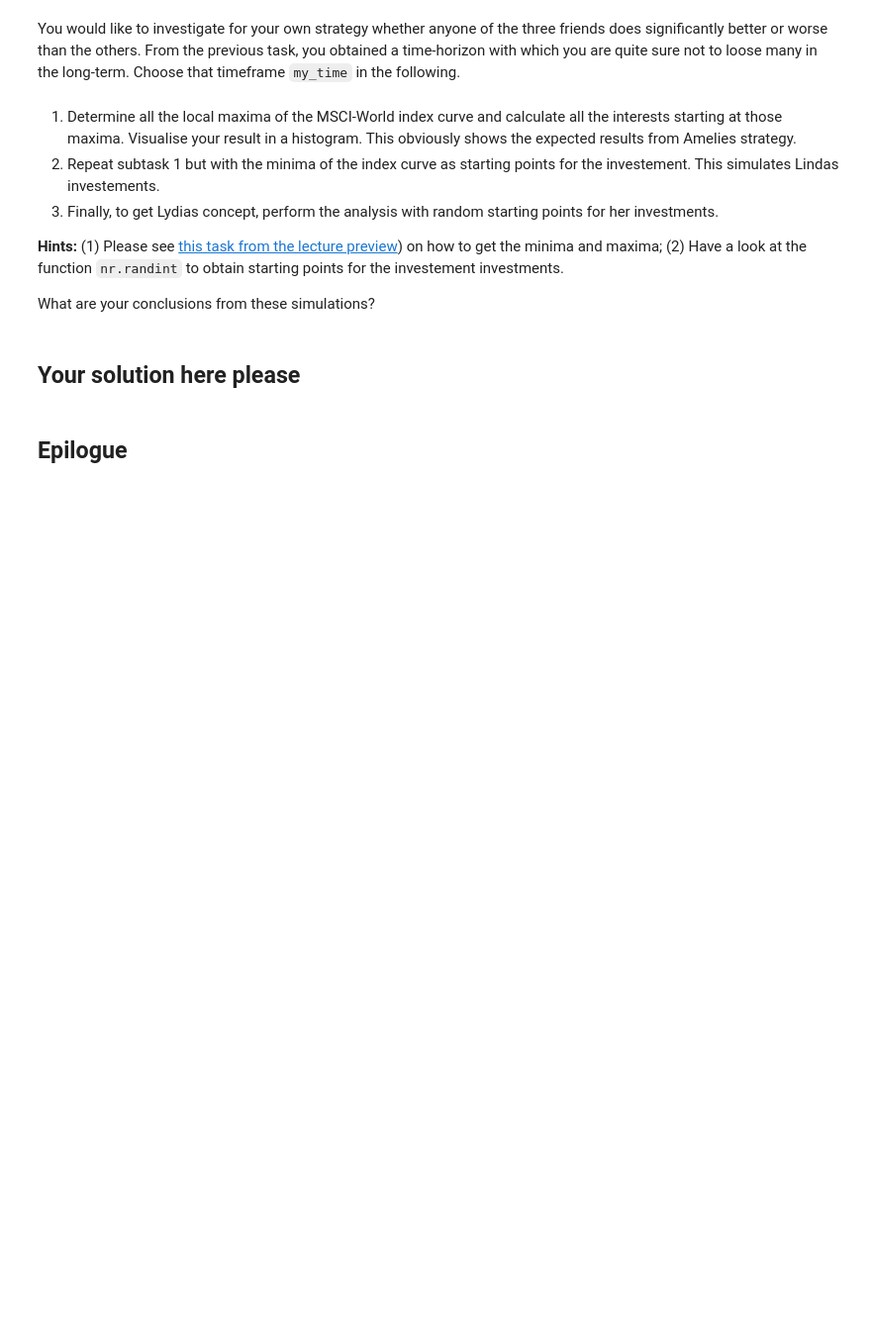
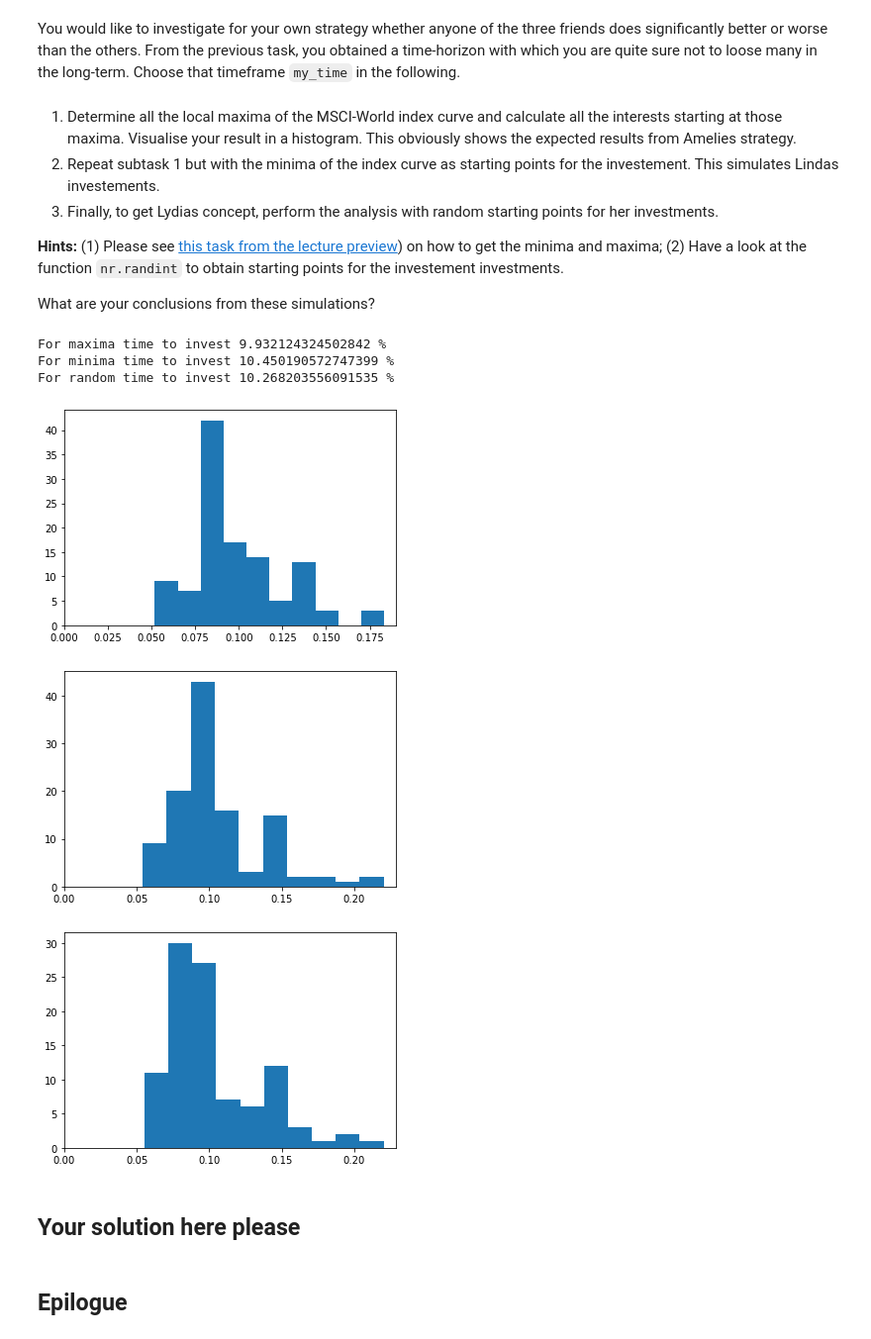
Before and after one commit to tesla1900/programming_course, a Jupyter notebook: project/Project_1.ipynb, the cells around one changed output. Shown: that part at 99% size. Drawn from its saved outputs; the diff is of its cells as text; code cells hidden in the pictures; blank space fills up the shorter version.

```diff
--- a/project/Project_1.ipynb
+++ b/project/Project_1.ipynb
@@ -370,6 +379,44 @@ You would like to investigate for your own strategy whether anyone of the three
 What are your conclusions from these simulations?
 # %%
 # your solution here please
+
+interestsmax = np.array([])
+interestsmin = np.array([])
+rand = np.array([])
+randate = 0
+
+x = dates[:-24]
+y = values[:-24]
+a = np.where((y[1:-1] >= y[:-2]) & (y[1:-1] >= y[2:]))[0] + 1
+b = np.where((y[1:-1] <= y[:-2]) & (y[1:-1] <= y[2:]))[0] + 1
+
+interestsmax = interest(y[a], values[-1], dates[-1] - x[a])
+interestsmin = interest(y[b], values[-1], dates[-1] - x[b])
+for i in range(0, 100):
+    randate = nr.randint(0, len(dates) - 24)
+    rand = np.append(rand, interest(values[randate], values[-1], dates[-1] -dates[randate]))
+
+print("For maxima time to invest", np.mean(interestsmax) * 100, "%")
+print("For minima time to invest", np.mean(interestsmin) * 100, "%")
+print("For random time to invest", np.mean(rand) * 100, "%")
+
+
+plt.hist(interestsmax, 10)
+plt.xlim(left=0)
+plt.show()
+plt.hist(interestsmin, 10)
+plt.xlim(left=0)
+plt.show()
+plt.hist(rand, 10)
+plt.xlim(left=0)
+plt.show()
+# %% [output]
+For maxima time to invest 9.932124324502842 %
+For minima time to invest 10.450190572747399 %
+For random time to invest 10.268203556091535 %
+[figure, added]
+[figure, added]
+[figure, added]
 # %% [markdown]
 ## Your solution here please
 # %% [markdown]
```
Also changed, not shown: parts of 8 cells of this notebook.
